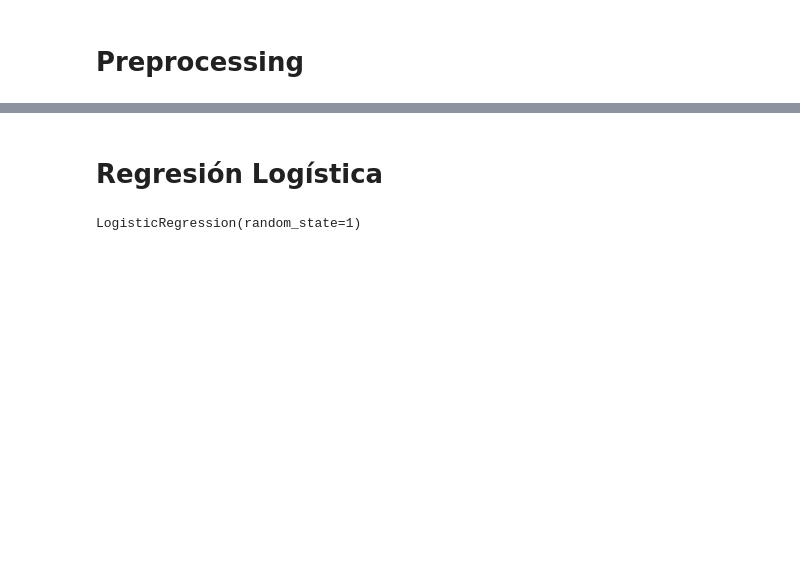
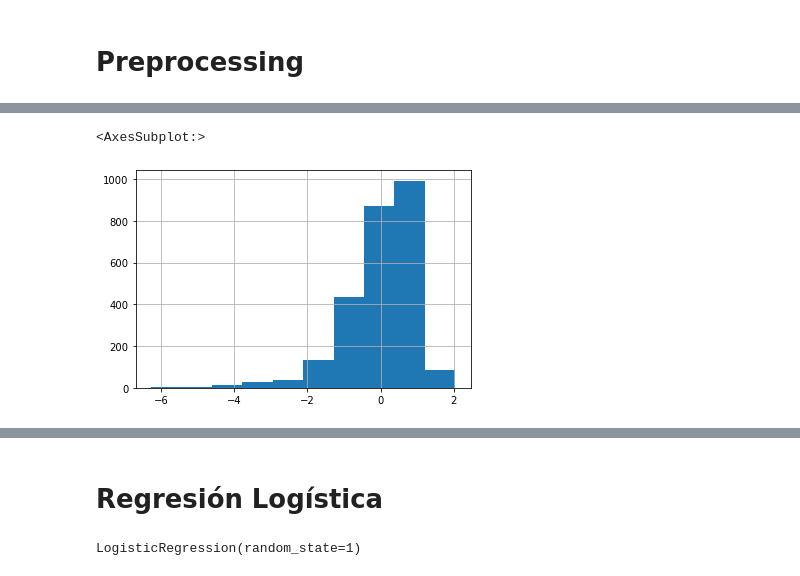
Before and after one commit to antoniomata99/taller2-unbosquebd2, a Jupyter notebook: Music.ipynb, the cells around one changed output, grey strips where cells are left out. Drawn from its saved outputs; the diff is of its cells as text; code cells hidden in the pictures; blank space fills up the shorter version.

```diff
--- a/Music.ipynb
+++ b/Music.ipynb
@@ -178,4 +214,4 @@ X_test.shape
 # %%
 scaler = StandardScaler()
-X_train = scaler.fit_transform( X_train )
+X_train_standardScaler = scaler.fit_transform( X_train )
 # %%
@@ -182,0 +233,5 @@ X_test = scaler.transform( X_test )
+# %%
+pd.DataFrame(X_train_standardScaler, columns = music_df.columns[4:])["loudness"].hist()
+# %% [output]
+<AxesSubplot:>
+[figure, added]
```
Also changed, not shown: parts of 66 cells of this notebook, 3 other files.
